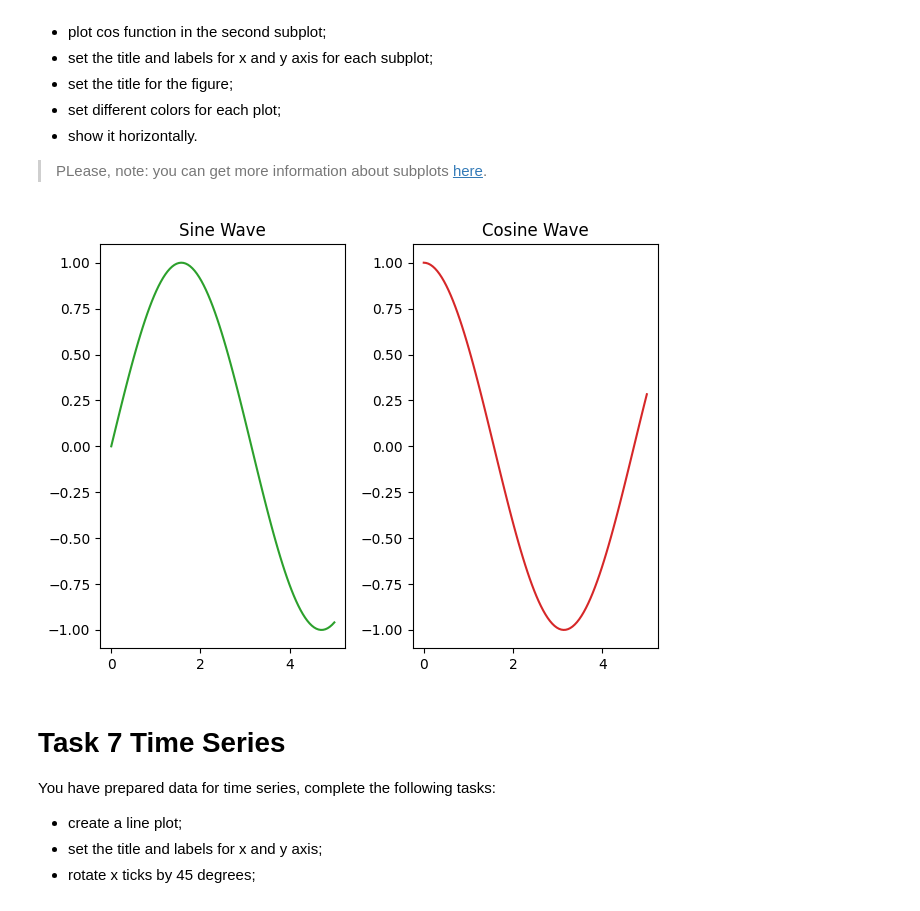
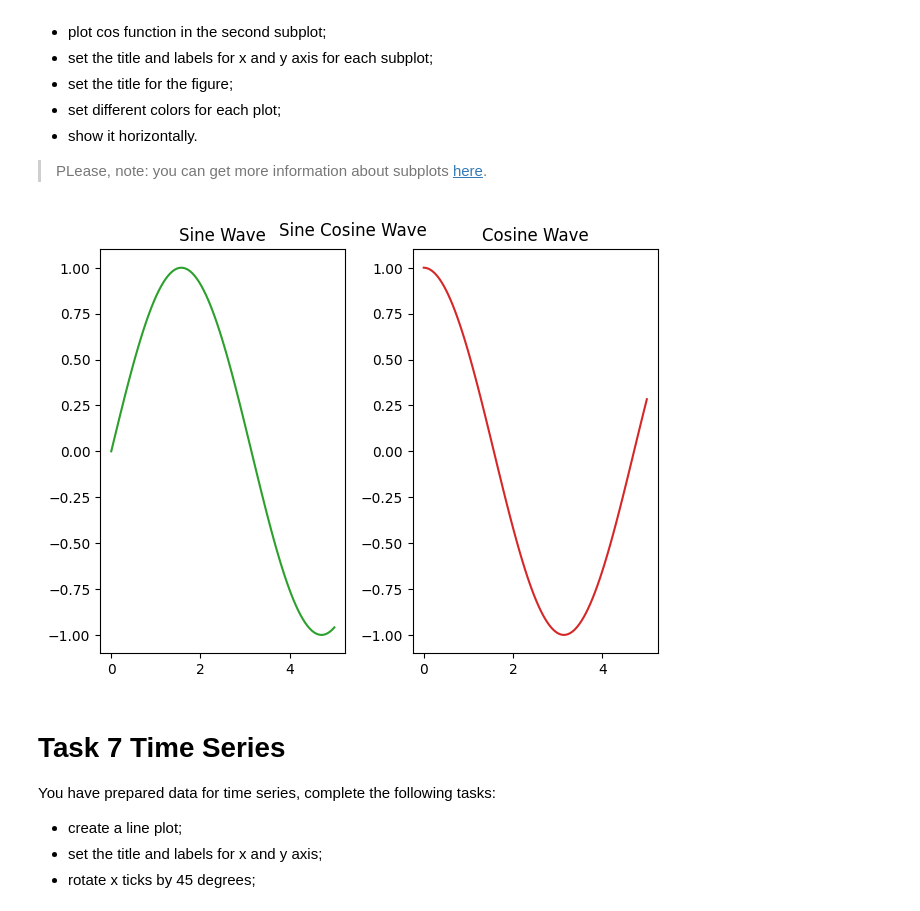
Before and after one commit to mate-academy/py-matplotlib, a Jupyter notebook: app/matplotlib.ipynb, the cells around one changed output. Cells and saved outputs as stored; diff of their text form; code cells hidden in the pictures.

```diff
--- a/app/matplotlib.ipynb
+++ b/app/matplotlib.ipynb
@@ -136,21 +136,21 @@ You have sin and cos functions, complete the following tasks:
 # %%
 x = np.linspace(0, 5, 100)
 y1 = np.sin(x)
 y2 = np.cos(x)
 
 fig, (ax1, ax2) = plt.subplots(1, 2)
 
 ax1.plot(x, y1, color='tab:green')
 ax1.set_title("Sine Wave")
 
 ax2.plot(x, y2, color='tab:red',)
 ax2.set_title("Cosine Wave")
 plt.tight_layout()
-plt.title = "Sine Cosine Wave"
 
+plt.suptitle("Sine Cosine Wave")
 plt.show()
 # %% [output]
-[figure, old version]
+[figure, new version]
 # %% [markdown]
 # Task 7 Time Series
 
```
Also changed, not shown: parts of 1 cell of this notebook.
